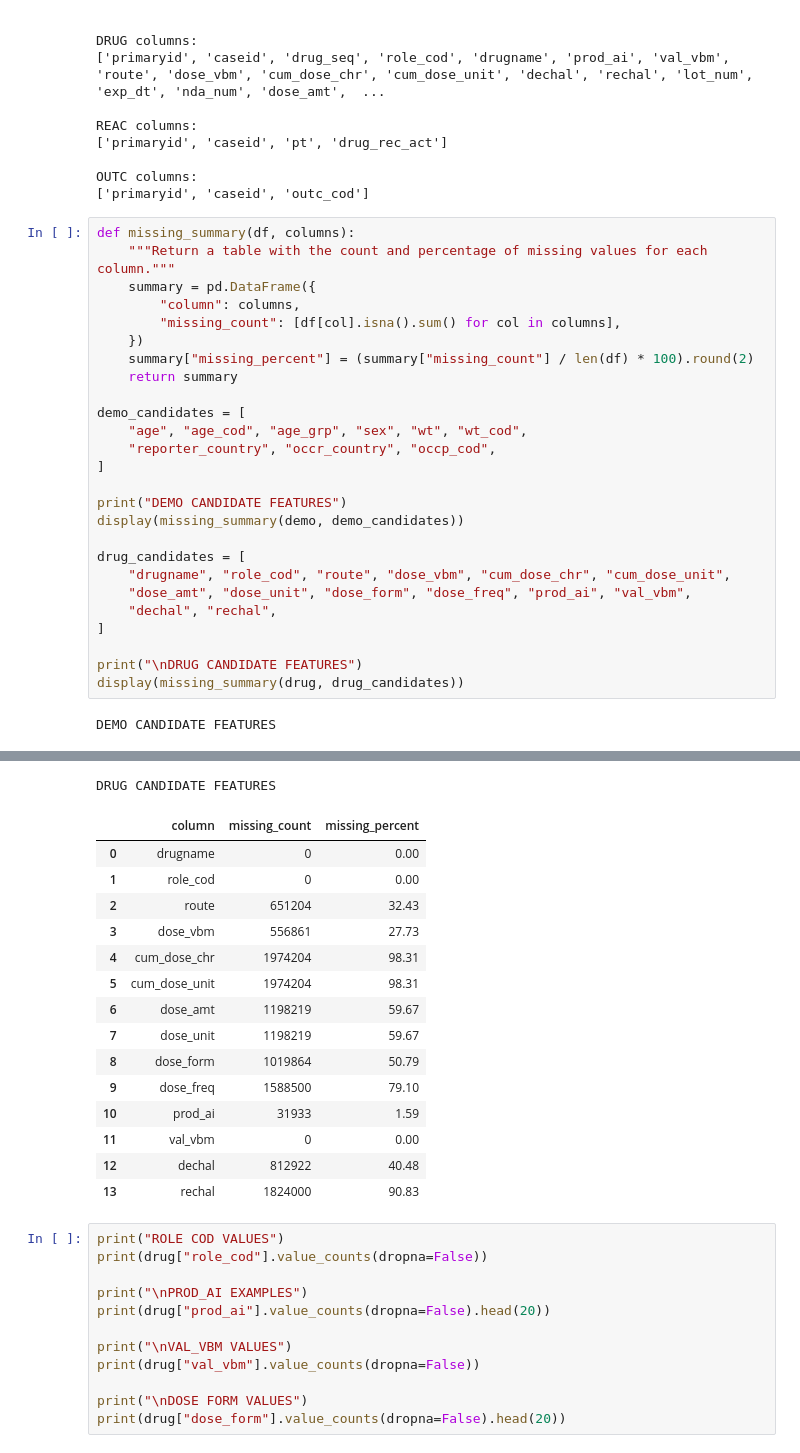
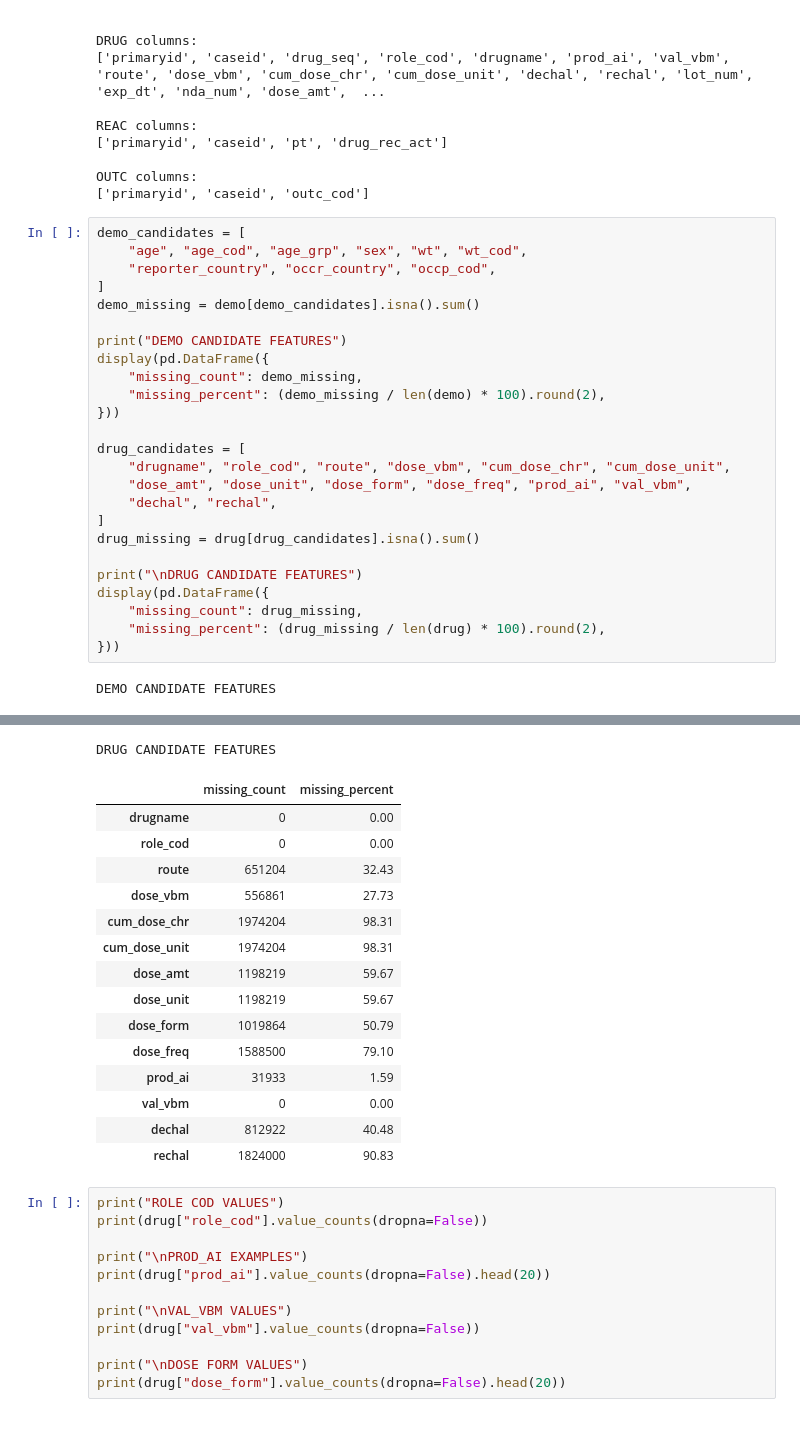
Before and after one commit to KrishSharma1903/adr-prediction-system, a Jupyter notebook: notebooks/Data_Prep.ipynb, the cells around one changed output, grey strips where cells are left out. Cells and saved outputs as stored; diff of their text form.

Commit message:
data prep completed

```diff
--- a/notebooks/Data_Prep.ipynb
+++ b/notebooks/Data_Prep.ipynb
@@ -71,30 +71,29 @@ REAC columns:
 OUTC columns:
 ['primaryid', 'caseid', 'outc_cod']
 # %%
-def missing_summary(df, columns):
-    """Return a table with the count and percentage of missing values for each column."""
-    summary = pd.DataFrame({
-        "column": columns,
-        "missing_count": [df[col].isna().sum() for col in columns],
-    })
-    summary["missing_percent"] = (summary["missing_count"] / len(df) * 100).round(2)
-    return summary
-
 demo_candidates = [
     "age", "age_cod", "age_grp", "sex", "wt", "wt_cod",
     "reporter_country", "occr_country", "occp_cod",
 ]
+demo_missing = demo[demo_candidates].isna().sum()
 
 print("DEMO CANDIDATE FEATURES")
-display(missing_summary(demo, demo_candidates))
+display(pd.DataFrame({
+    "missing_count": demo_missing,
+    "missing_percent": (demo_missing / len(demo) * 100).round(2),
+}))
 
 drug_candidates = [
     "drugname", "role_cod", "route", "dose_vbm", "cum_dose_chr", "cum_dose_unit",
     "dose_amt", "dose_unit", "dose_form", "dose_freq", "prod_ai", "val_vbm",
     "dechal", "rechal",
 ]
+drug_missing = drug[drug_candidates].isna().sum()
 
 print("\nDRUG CANDIDATE FEATURES")
-display(missing_summary(drug, drug_candidates))
+display(pd.DataFrame({
+    "missing_count": drug_missing,
+    "missing_percent": (drug_missing / len(drug) * 100).round(2),
+}))
 # %% [output]
 DEMO CANDIDATE FEATURES
@@ -111,19 +110,19 @@ DEMO CANDIDATE FEATURES
 DRUG CANDIDATE FEATURES
-|  | column | missing_count | missing_percent |
-| 0 | drugname | 0 | 0.00 |
-| 1 | role_cod | 0 | 0.00 |
-| 2 | route | 651204 | 32.43 |
-| 3 | dose_vbm | 556861 | 27.73 |
-| 4 | cum_dose_chr | 1974204 | 98.31 |
-| 5 | cum_dose_unit | 1974204 | 98.31 |
-| 6 | dose_amt | 1198219 | 59.67 |
-| 7 | dose_unit | 1198219 | 59.67 |
-| 8 | dose_form | 1019864 | 50.79 |
-| 9 | dose_freq | 1588500 | 79.10 |
-| 10 | prod_ai | 31933 | 1.59 |
-| 11 | val_vbm | 0 | 0.00 |
-| 12 | dechal | 812922 | 40.48 |
-| 13 | rechal | 1824000 | 90.83 |
+|  | missing_count | missing_percent |
+| drugname | 0 | 0.00 |
+| role_cod | 0 | 0.00 |
+| route | 651204 | 32.43 |
+| dose_vbm | 556861 | 27.73 |
+| cum_dose_chr | 1974204 | 98.31 |
+| cum_dose_unit | 1974204 | 98.31 |
+| dose_amt | 1198219 | 59.67 |
+| dose_unit | 1198219 | 59.67 |
+| dose_form | 1019864 | 50.79 |
+| dose_freq | 1588500 | 79.10 |
+| prod_ai | 31933 | 1.59 |
+| val_vbm | 0 | 0.00 |
+| dechal | 812922 | 40.48 |
+| rechal | 1824000 | 90.83 |
 # %%
 print("ROLE COD VALUES")
 print(drug["role_cod"].value_counts(dropna=False))
```
Also changed, not shown: parts of 2 cells of this notebook.
